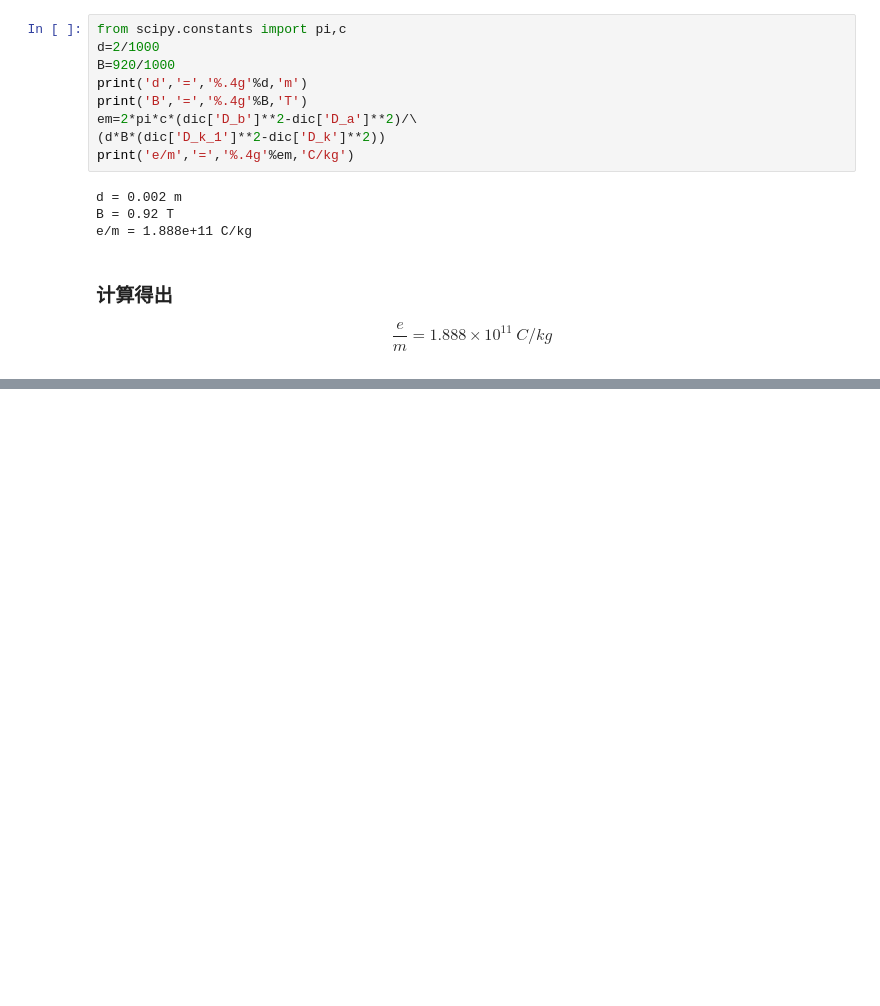
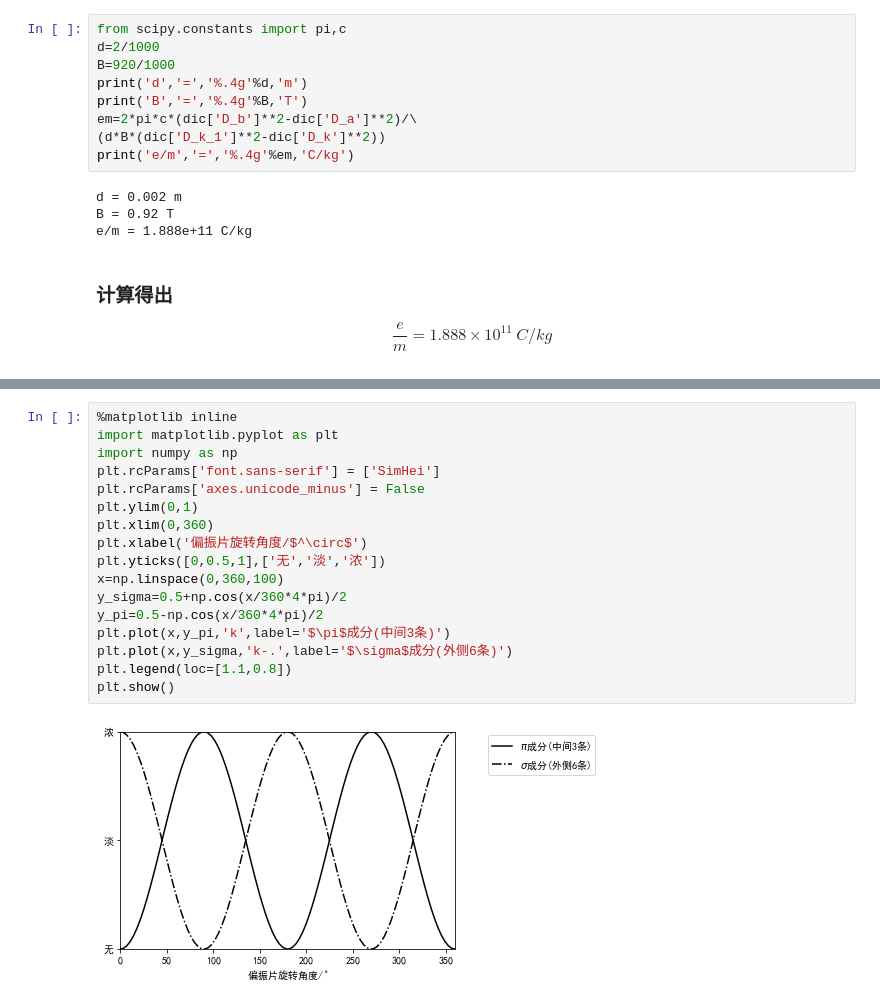
Before and after one commit to tsaihsiaoyi/Jupyter, a Jupyter notebook: Experimental_data/塞曼效应/Saiman.ipynb, the cells around one changed output, grey strips where cells are left out. Cells and saved outputs as stored; diff of their text form; blank space fills up the shorter version.

```diff
--- a/Experimental_data/塞曼效应/Saiman.ipynb
+++ b/Experimental_data/塞曼效应/Saiman.ipynb
@@ -52,0 +70,19 @@ $$
+# %%
+%matplotlib inline
+import matplotlib.pyplot as plt
+import numpy as np
+plt.rcParams['font.sans-serif'] = ['SimHei']
+plt.rcParams['axes.unicode_minus'] = False
+plt.ylim(0,1)
+plt.xlim(0,360)
+plt.xlabel('偏振片旋转角度/$^\circ$')
+plt.yticks([0,0.5,1],['无','淡','浓'])
+x=np.linspace(0,360,100)
+y_sigma=0.5+np.cos(x/360*4*pi)/2
+y_pi=0.5-np.cos(x/360*4*pi)/2
+plt.plot(x,y_pi,'k',label='$\pi$成分(中间3条)')
+plt.plot(x,y_sigma,'k-.',label='$\sigma$成分(外侧6条)')
+plt.legend(loc=[1.1,0.8])
+plt.show()
+# %% [output]
+[figure, added]
```
Also changed, not shown: parts of 1 cell of this notebook.
